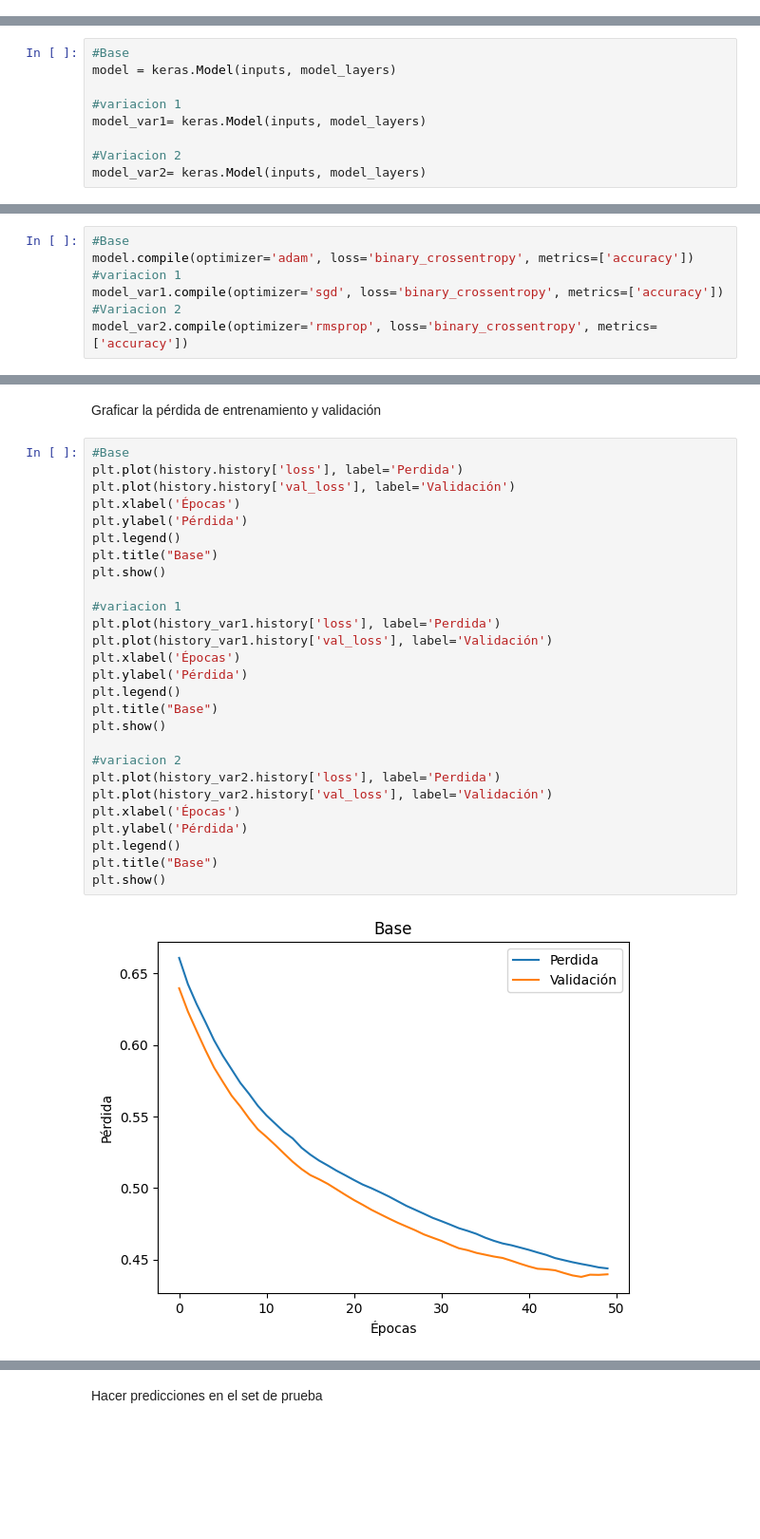
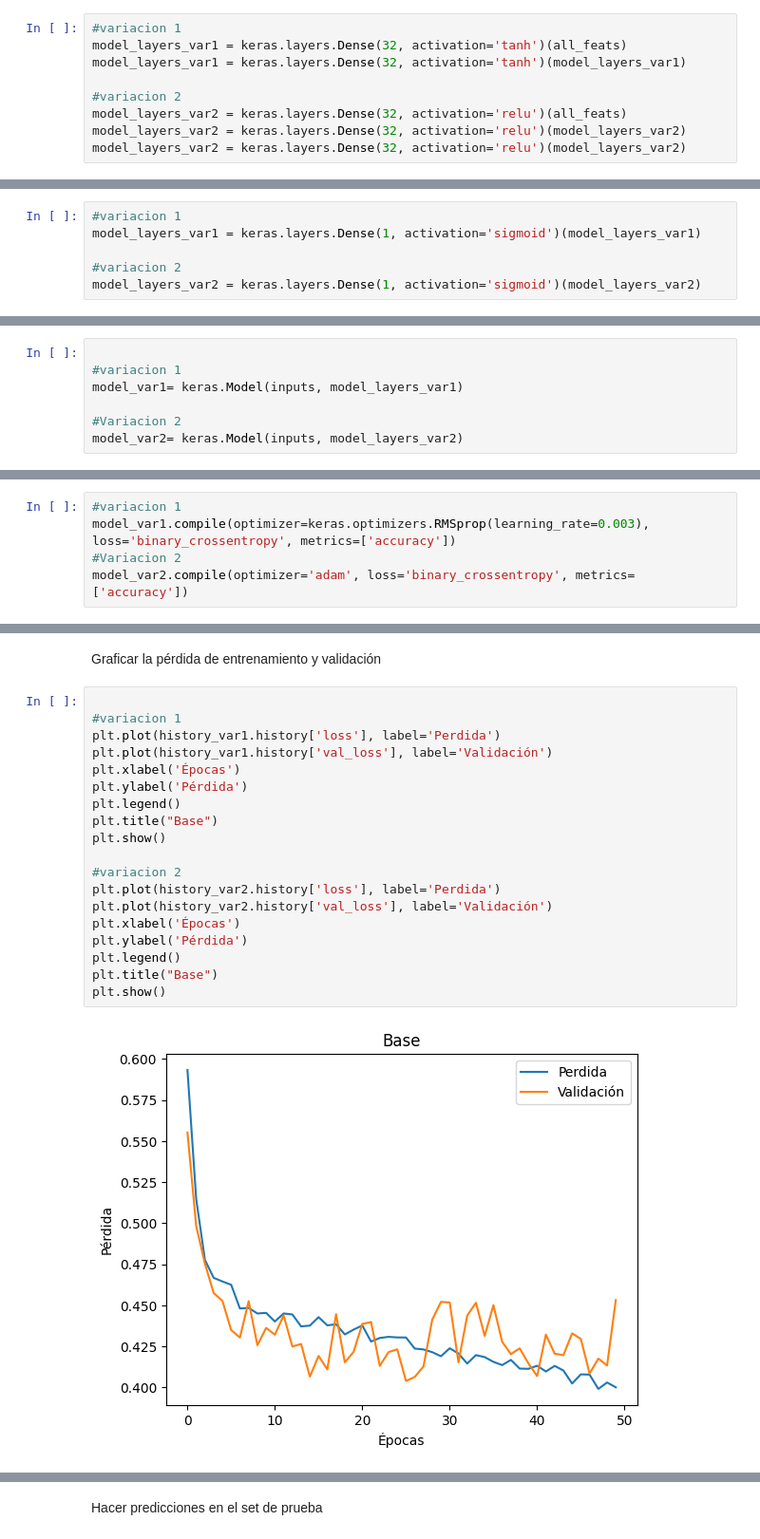
Before and after one commit to Marcocruz88/Actividad-7, a Jupyter notebook: punto 8.ipynb, the cells around one changed output, grey strips where cells are left out. Shown at 95% size. Cells and saved outputs as stored; diff of their text form; blank space fills up the shorter version.

```diff
--- a/punto 8.ipynb
+++ b/punto 8.ipynb
@@ -264,2 +256,11 @@ model_layers = keras.layers.Dense(32, activation='relu')(all_feats)
+# %%
+#variacion 1
+model_layers_var1 = keras.layers.Dense(32, activation='tanh')(all_feats)
+model_layers_var1 = keras.layers.Dense(32, activation='tanh')(model_layers_var1)
+
+#variacion 2
+model_layers_var2 = keras.layers.Dense(32, activation='relu')(all_feats)
+model_layers_var2 = keras.layers.Dense(32, activation='relu')(model_layers_var2)
+model_layers_var2 = keras.layers.Dense(32, activation='relu')(model_layers_var2)
 # %% [markdown]
 Agregamos la capa de salida con 1 neurona (probabilidad de sufrir la enfermedad cardiada) y función de activación sigmoide
@@ -268,20 +267,22 @@ model_layers = keras.layers.Dense(1, activation='sigmoid')(model_layers)
+# %%
+#variacion 1
+model_layers_var1 = keras.layers.Dense(1, activation='sigmoid')(model_layers_var1)
+
+#variacion 2
+model_layers_var2 = keras.layers.Dense(1, activation='sigmoid')(model_layers_var2)
 # %% [markdown]
 Creamos el modelo con las capas ya creadas y las variables de entrada
 # %%
-#Base
-model = keras.Model(inputs, model_layers)
 
 #variacion 1
-model_var1= keras.Model(inputs, model_layers)
+model_var1= keras.Model(inputs, model_layers_var1)
 
 #Variacion 2
-model_var2= keras.Model(inputs, model_layers)
+model_var2= keras.Model(inputs, model_layers_var2)
 # %% [markdown]
 Compilamos el modelo, definiendo optimizador, función de pérdida y métricas adicionales a capturar
 # %%
-#Base
-model.compile(optimizer='adam', loss='binary_crossentropy', metrics=['accuracy'])
 #variacion 1
-model_var1.compile(optimizer='sgd', loss='binary_crossentropy', metrics=['accuracy'])
+model_var1.compile(optimizer=keras.optimizers.RMSprop(learning_rate=0.003), loss='binary_crossentropy', metrics=['accuracy'])
 #Variacion 2
-model_var2.compile(optimizer='rmsprop', loss='binary_crossentropy', metrics=['accuracy'])
+model_var2.compile(optimizer='adam', loss='binary_crossentropy', metrics=['accuracy'])
@@ -325,31 +322,23 @@ Epoch 50/50
 # %% [markdown]
 Graficar la pérdida de entrenamiento y validación
 # %%
-#Base
-plt.plot(history.history['loss'], label='Perdida')
-plt.plot(history.history['val_loss'], label='Validación')
-plt.xlabel('Épocas')
-plt.ylabel('Pérdida')
-plt.legend()
-plt.title("Base")
-plt.show()
 
 #variacion 1
 plt.plot(history_var1.history['loss'], label='Perdida')
 plt.plot(history_var1.history['val_loss'], label='Validación')
 plt.xlabel('Épocas')
 plt.ylabel('Pérdida')
 plt.legend()
 plt.title("Base")
 plt.show()
 
 #variacion 2
 plt.plot(history_var2.history['loss'], label='Perdida')
 plt.plot(history_var2.history['val_loss'], label='Validación')
 plt.xlabel('Épocas')
 plt.ylabel('Pérdida')
 plt.legend()
 plt.title("Base")
 plt.show()
 # %% [output]
-[figure, old version]
+[figure, new version]
```
Also changed, not shown: parts of 14 cells of this notebook.
